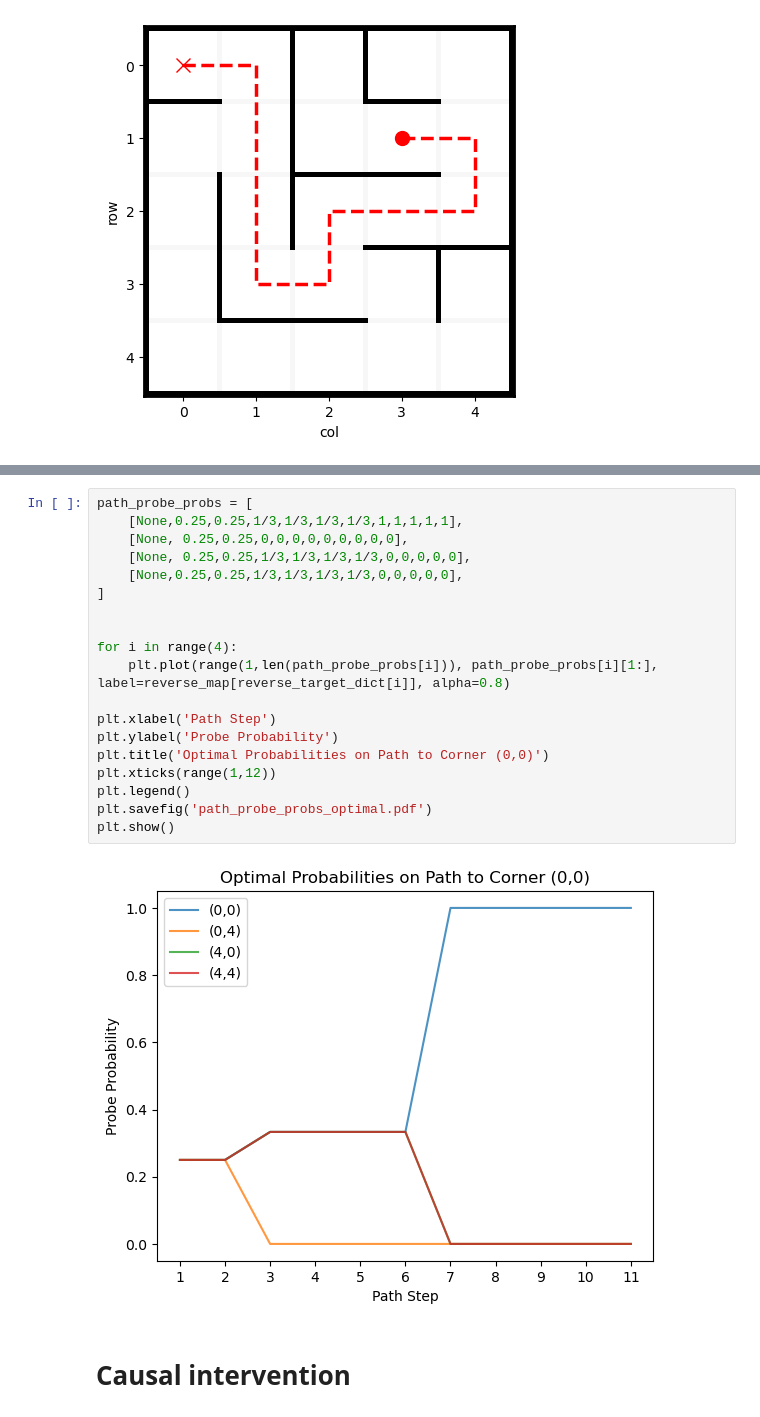
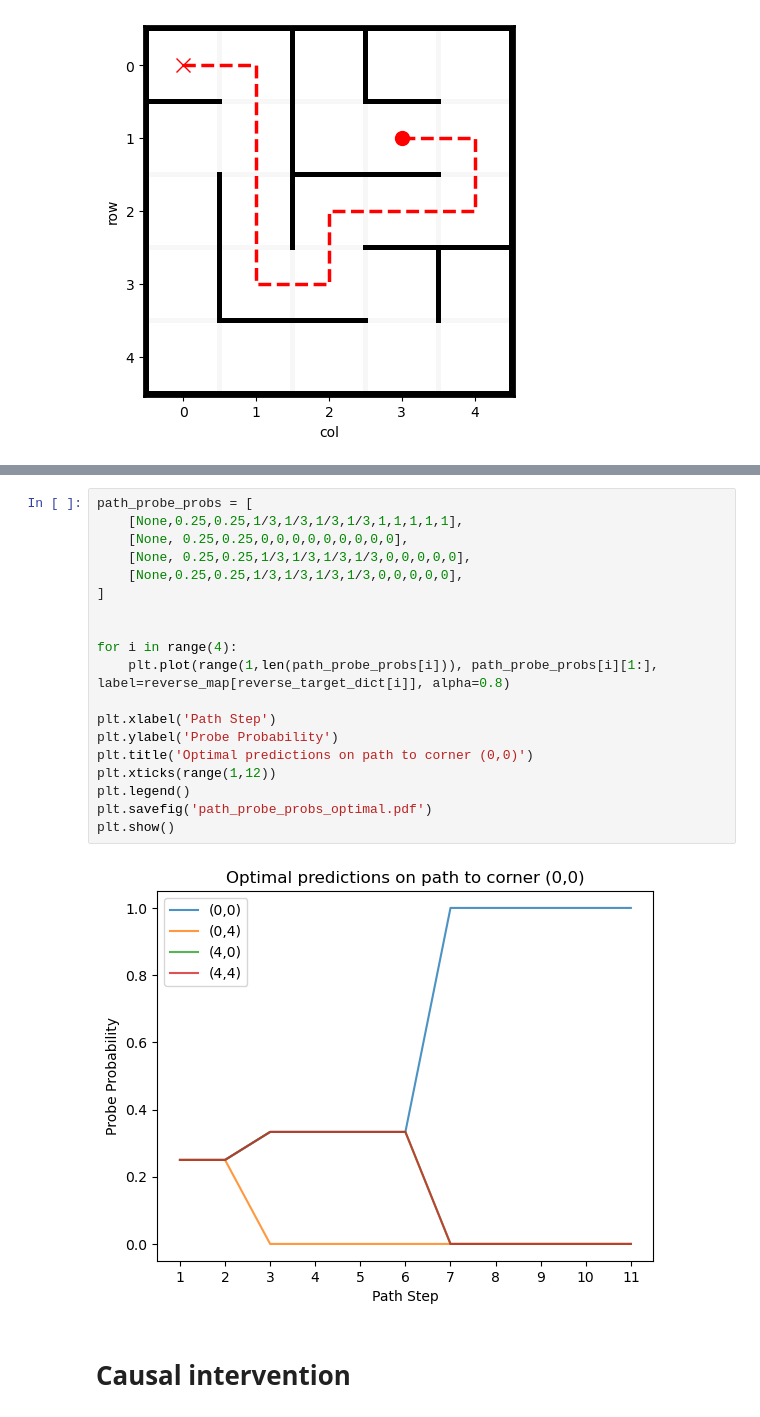
Before and after one commit to johannestreutlein/maze-goal, a Jupyter notebook: probe_analysis.ipynb, the cells around one changed output, grey strips where cells are left out. Cells and saved outputs as stored; diff of their text form.

```diff
--- a/probe_analysis.ipynb
+++ b/probe_analysis.ipynb
@@ -941,24 +939,24 @@ plt.show()
 # %%
 path_probe_probs = [
     [None,0.25,0.25,1/3,1/3,1/3,1/3,1,1,1,1,1],
     [None, 0.25,0.25,0,0,0,0,0,0,0,0,0],
     [None, 0.25,0.25,1/3,1/3,1/3,1/3,0,0,0,0,0],
     [None,0.25,0.25,1/3,1/3,1/3,1/3,0,0,0,0,0],
 ]
 
 
 for i in range(4):
     plt.plot(range(1,len(path_probe_probs[i])), path_probe_probs[i][1:], label=reverse_map[reverse_target_dict[i]], alpha=0.8)
 
 plt.xlabel('Path Step')
 plt.ylabel('Probe Probability')
-plt.title('Optimal Probabilities on Path to Corner (0,0)')
+plt.title('Optimal predictions on path to corner (0,0)')
 plt.xticks(range(1,12))
 plt.legend()
 plt.savefig('path_probe_probs_optimal.pdf')
 plt.show()
 # %% [output]
-[figure, old version]
+[figure, new version]
 # %% [markdown]
 # Causal intervention
 # %%
```
Also changed, not shown: parts of 10 cells of this notebook, 1 other file.
